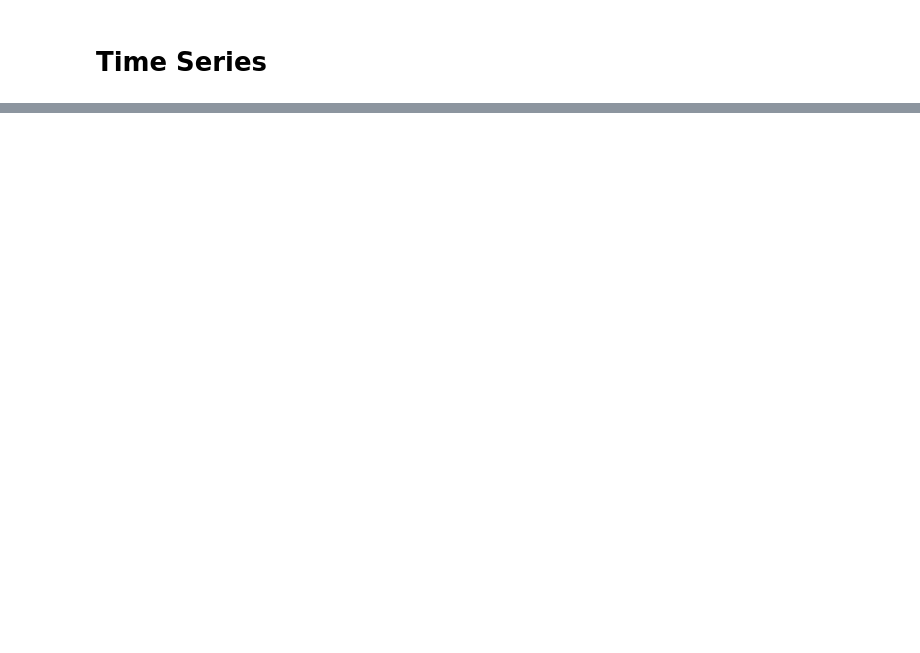
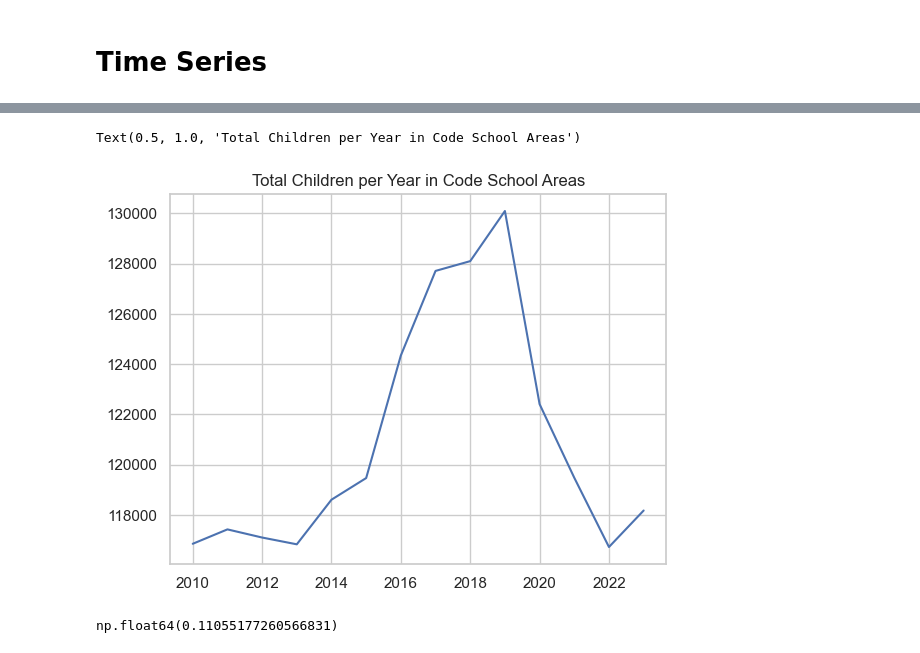
Before and after one commit to jointheleague/marketing-data, a Jupyter notebook: notebooks/ericbusboom/child_density.ipynb, the cells around one changed output, grey strips where cells are left out. Cells and saved outputs as stored; diff of their text form; code cells hidden in the pictures; blank space fills up the shorter version.

```diff
--- a/notebooks/ericbusboom/child_density.ipynb
+++ b/notebooks/ericbusboom/child_density.ipynb
@@ -453,0 +453,10 @@ chld_ts['geoid'] = chld_ts['geoid'].str.replace('1400000US', '14000US', regex=Fa
+# %%
+tc_ts.sum().plot()
+plt.title('Total Children per Year in Code School Areas')
+# %% [output]
+Text(0.5, 1.0, 'Total Children per Year in Code School Areas')
+[figure, added]
+# %%
+(tc_ts.sum().max() - tc_ts.sum().min())/ tc_ts.sum().mean()
+# %% [output]
+np.float64(0.11055177260566831)
```
Also changed, not shown: parts of 21 cells of this notebook, 16 other files.
